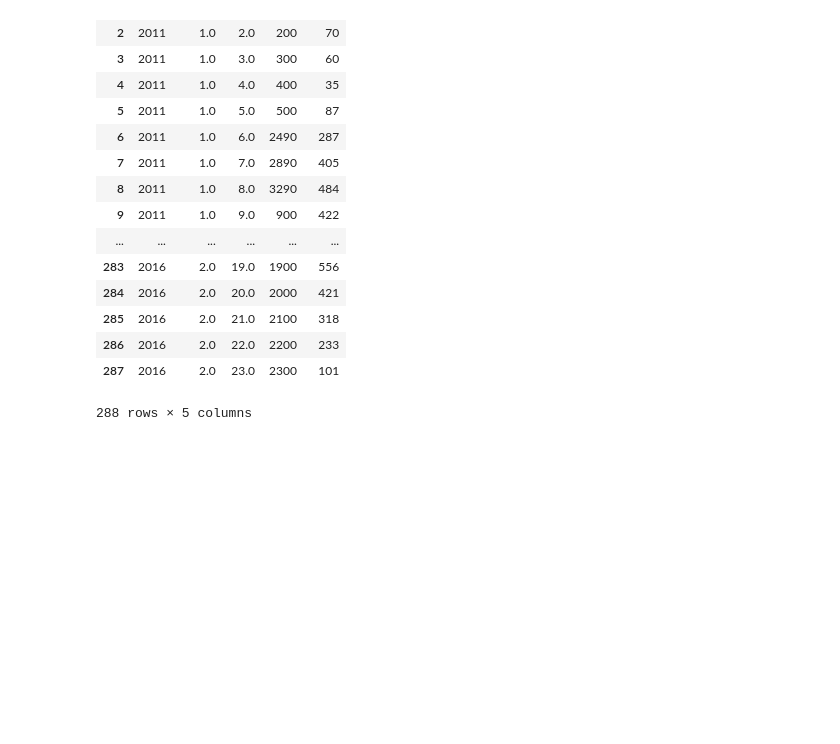
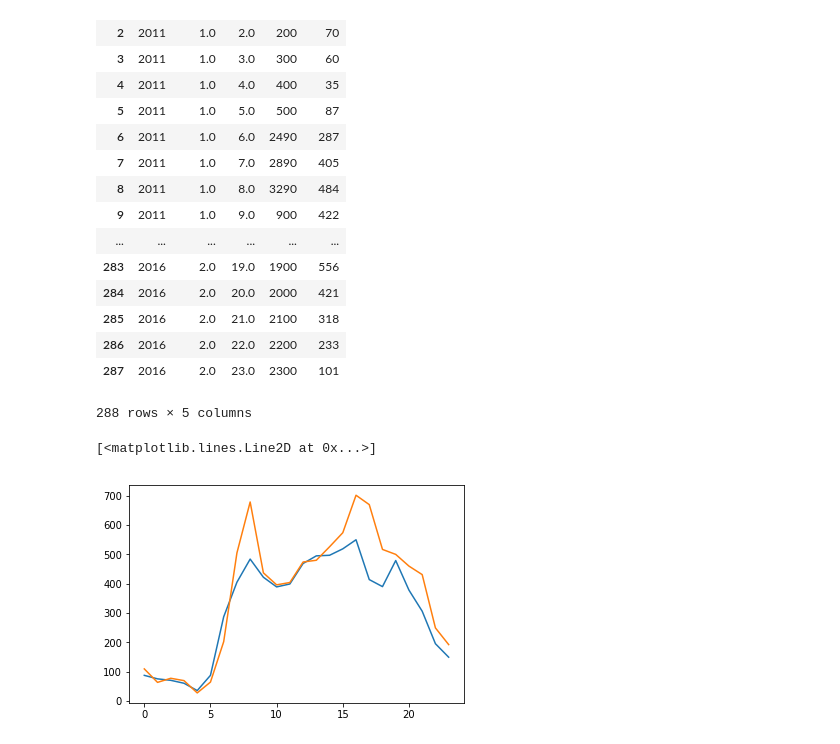
Before and after one commit to MathiasEriksson/LvsB, a Jupyter notebook: Lauttasaari_tms_averages.ipynb, the cells around one changed output. Drawn from its saved outputs; the diff is of its cells as text; code cells hidden in the pictures; blank space fills up the shorter version.

Commit message:
Fixed reduction of uneven intervals in time series and added plots for years 2011-2016

```diff
--- a/Lauttasaari_tms_averages.ipynb
+++ b/Lauttasaari_tms_averages.ipynb
@@ -73,3 +73,13 @@ yrl
 | 286 | 2016 | 2.0 | 22.0 | 2200 | 233 |
 | 287 | 2016 | 2.0 | 23.0 | 2300 | 101 |
 288 rows × 5 columns
+# %%
+
+y_2011_1 = yrl[(yrl.vuosi == 2011) & (yrl.suunta == 1.0) ]
+y_2011_2 = yrl[(yrl.vuosi == 2011) & (yrl.suunta == 2.0) ]
+
+plt.plot(y_2011_1.tunti,y_2011_1.autot, label='Towards Helsinki')
+plt.plot(y_2011_2.tunti,y_2011_2.autot,label='Away from Helsinki')
+# %% [output]
+[<matplotlib.lines.Line2D at 0x...>]
+[figure, added]
```
Also changed, not shown: parts of 5 cells of this notebook.
